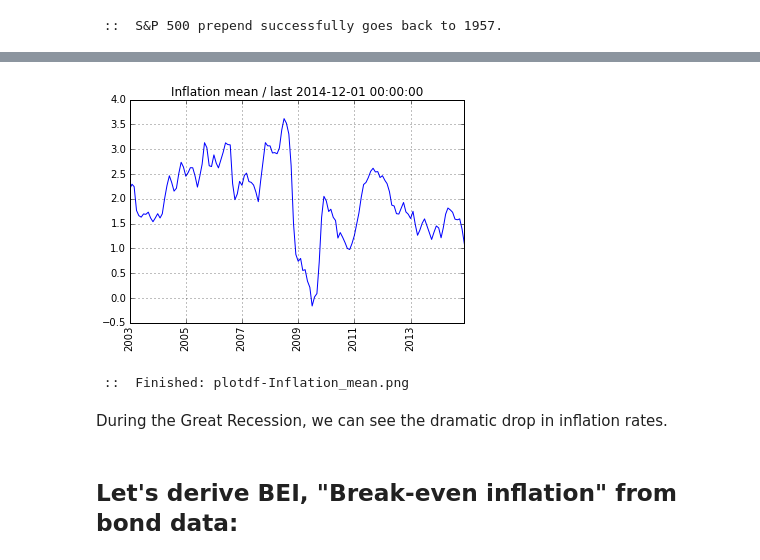
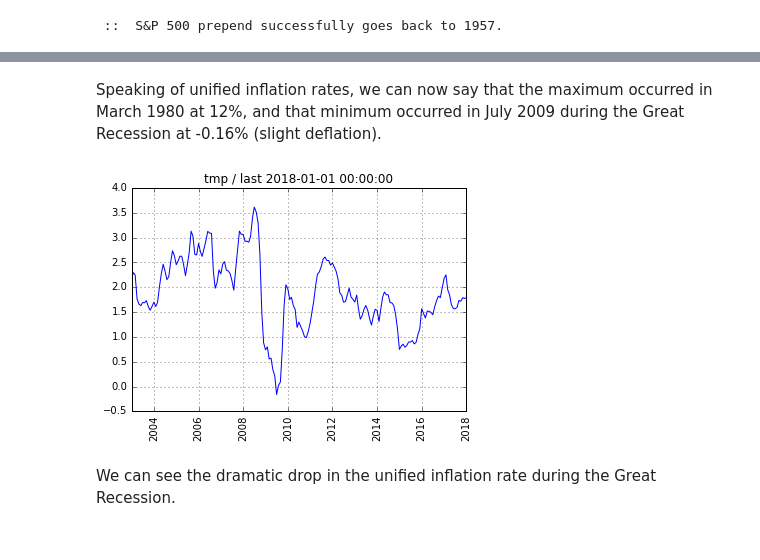
Before and after one commit to rsvp/fecon235, a Jupyter notebook: nb/fred-inflation.ipynb, the cells around one changed output, grey strips where cells are left out. Drawn from its saved outputs; the diff is of its cells as text; code cells hidden in the pictures.

```diff
--- a/nb/fred-inflation.ipynb
+++ b/nb/fred-inflation.ipynb
@@ -153,13 +184,17 @@ Y  1
+# %% [markdown]
+Speaking of unified inflation rates, we can now say
+that the maximum occurred in March 1980 at 12%,
+and that minimum occurred in July 2009 during the
+Great Recession at -0.16% (slight deflation).
 # %%
 #  The shortest of our time series under consideration, m4tips10,
 #  starts at 2003-01-01, so let
 start = '2003-01-01'
-# %%
-plotdf( inf_av[start:], 'Inflation mean' )
-# %% [output]
-[figure, removed]
- ::  Finished: plotdf-Inflation_mean.png
+# %%
+#  Plot unified inflation, given start:
+plot( inf_av[start:] )
+# %% [output]
+[figure, added]
 # %% [markdown]
-During the Great Recession, we can see the dramatic drop in inflation rates.
+We can see the dramatic drop in the unified inflation rate
+during the Great Recession.
-# %% [markdown]
-## Let's derive BEI, "Break-even inflation" from bond data:
```
Also changed, not shown: parts of 87 cells of this notebook.
